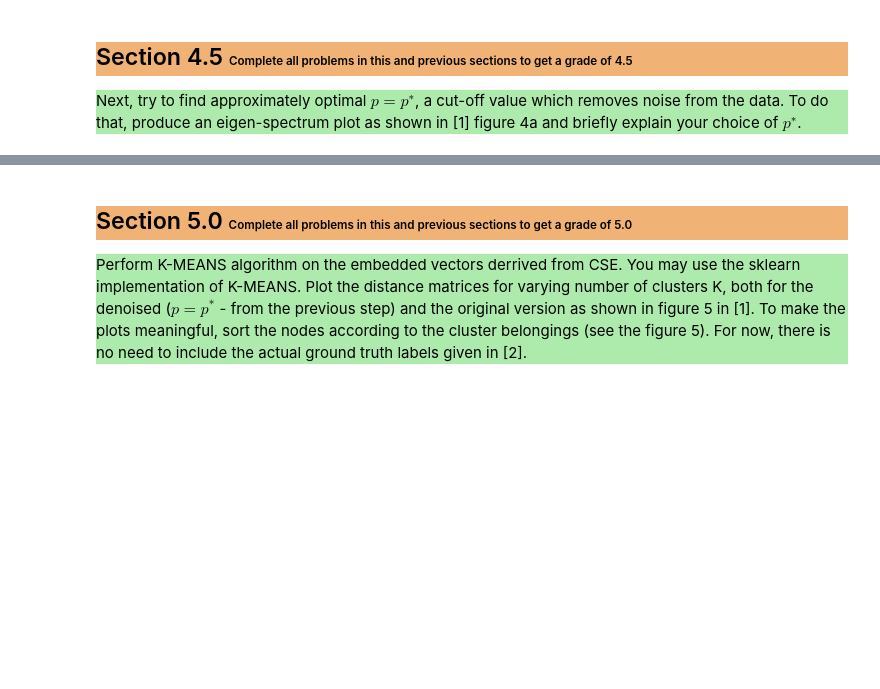
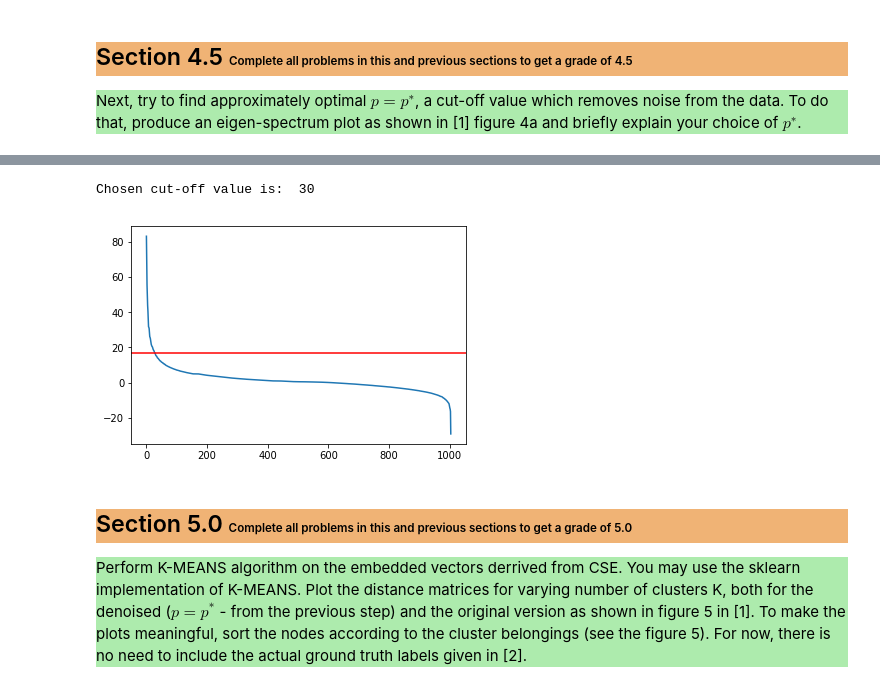
Before and after one commit to mcreng/stat-learning, a Jupyter notebook: slt-ce-5.ipynb, the cells around one changed output, grey strips where cells are left out. Saved outputs shown, nothing was run; the diff lists cells and outputs as text; code cells hidden in the pictures; blank space fills up the shorter version.

```diff
--- a/slt-ce-5.ipynb
+++ b/slt-ce-5.ipynb
@@ -126,9 +165,17 @@ Section 4.5
 # %%
 ## Determine a good cut-off value
-p_opt = 1 ## change accordingly
+p_opt = 30 ## change accordingly
 print("Chosen cut-off value is: ", p_opt)
+# chosen because after p_opt-th (or so) eigenvalue, the values start to drop slowly.
+# %% [output]
+Chosen cut-off value is:  30
 # %%
 ## Plot spectrum and indicate the cut-off value on the spectrum
+plt.plot(eig[::-1])
+plt.axhline(eig[-p_opt], color='r')
+plt.show()
+# %% [output]
+[figure, added]
 # %% [markdown]
 <h2 style="background-color:#f0b375;">
 Section 5.0
```
Also changed, not shown: parts of 20 cells of this notebook.
